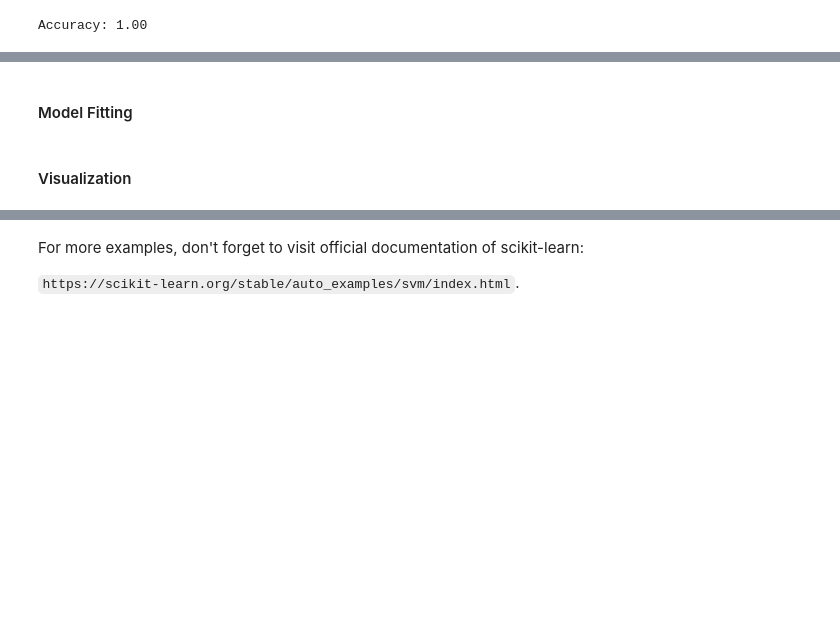
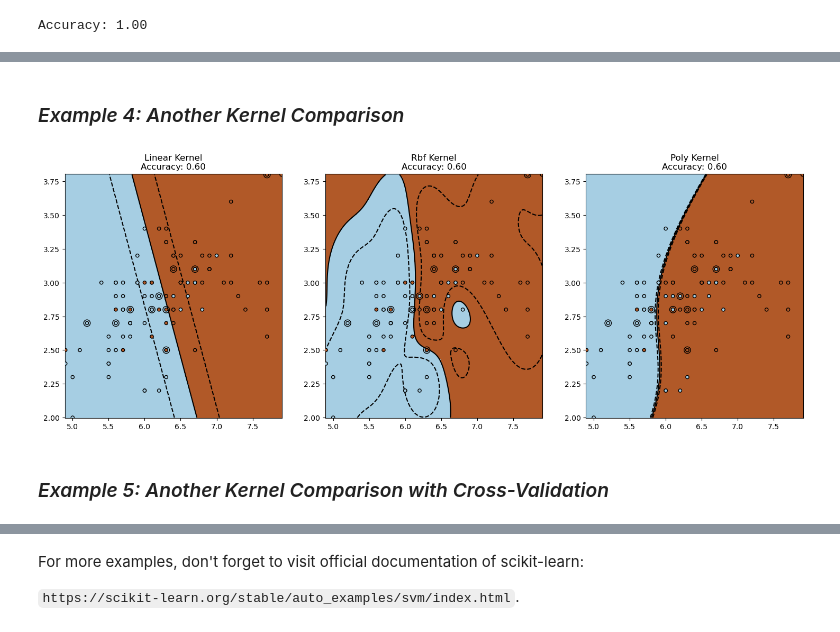
Before and after one commit to burakai/ENGR4450, a Jupyter notebook: 4_support-vector-machines.ipynb, the cells around one changed output, grey strips where cells are left out. Saved outputs shown, nothing was run; the diff lists cells and outputs as text; code cells hidden in the pictures; blank space fills up the shorter version.

Commit message:
svm updated, new example added with cross-val

```diff
--- a/4_support-vector-machines.ipynb
+++ b/4_support-vector-machines.ipynb
@@ -274,25 +352,82 @@ Accuracy: 1.00
+# %% [markdown]
+### *Example 4: Another Kernel Comparison*
 # %%
+from sklearn.datasets import load_iris
+from sklearn.svm import SVC
+from sklearn.metrics import accuracy_score
+from matplotlib import pyplot as plt
+import numpy as np
+
 # Load the iris dataset
 iris = load_iris()
 X = iris.data
 y = iris.target
 
 # Use only two classes for binary classification
 X = X[y != 0, :2]
 y = y[y != 0]
 
 n_sample = len(X)
 
 # Shuffle data
 np.random.seed(0)
 order = np.random.permutation(n_sample)
 X = X[order]
 y = y[order].astype(float)
 
 # Split dataset into training and test sets
 X_train = X[: int(0.9 * n_sample)]
 y_train = y[: int(0.9 * n_sample)]
 X_test = X[int(0.9 * n_sample) :]
 y_test = y[int(0.9 * n_sample) :]
+
+# fit the model and visualize the decision boundary
+kernels = ["linear", "rbf", "poly"]
+fig, axes = plt.subplots(1, 3, figsize=(18, 6))
+
+for ax, kernel in zip(axes, kernels):
+    clf = SVC(kernel=kernel, gamma=10)
+    clf.fit(X_train, y_train)
+
+    # Predict the test set results
+    y_pred = clf.predict(X_test)
+
+    # Calculate accuracy
+    accuracy = accuracy_score(y_test, y_pred)
+
+    # Visualize the decision boundary
+    ax.scatter(
+        X[:, 0], X[:, 1], c=y, zorder=10, cmap=plt.cm.Paired, edgecolor="k", s=20
+    )
+
+    # Circle out the test data
+    ax.scatter(
+        X_test[:, 0], X_test[:, 1], s=80, facecolors="none", zorder=10, edgecolor="k"
+    )
+
+    x_min = X[:, 0].min()
+    x_max = X[:, 0].max()
+    y_min = X[:, 1].min()
+    y_max = X[:, 1].max()
+
+    XX, YY = np.mgrid[x_min:x_max:200j, y_min:y_max:200j]
+    Z = clf.decision_function(np.c_[XX.ravel(), YY.ravel()])
+
+    # Put the result into a color plot
+    Z = Z.reshape(XX.shape)
+    ax.pcolormesh(XX, YY, Z > 0, cmap=plt.cm.Paired)
+    ax.contour(
+        XX,
+        YY,
+        Z,
+        colors=["k", "k", "k"],
+        linestyles=["--", "-", "--"],
+        levels=[-0.5, 0, 0.5],
+    )
+
+    # Add accuracy text to the plot
+    ax.set_title(f'{kernel.capitalize()} Kernel\nAccuracy: {accuracy:.2f}')
+
+plt.show()
+# %% [output]
+[figure, added]
-# %% [markdown]
-#### Model Fitting
@@ -304,3 +434,3 @@ for kernel in ("linear", "rbf", "poly"):
-# %% [markdown]
-#### Visualization
+# %% [markdown]
+### *Example 5: Another Kernel Comparison with Cross-Validation*
 # %%
```
Also changed, not shown: parts of 26 cells of this notebook.
